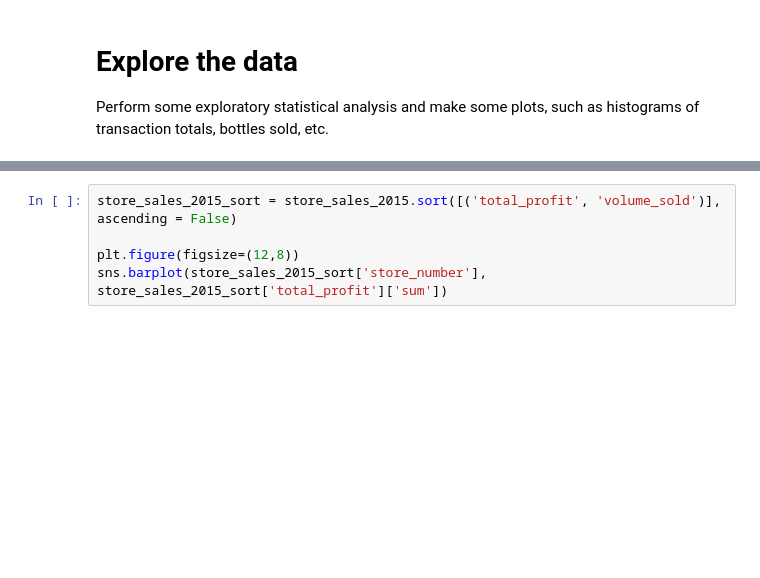
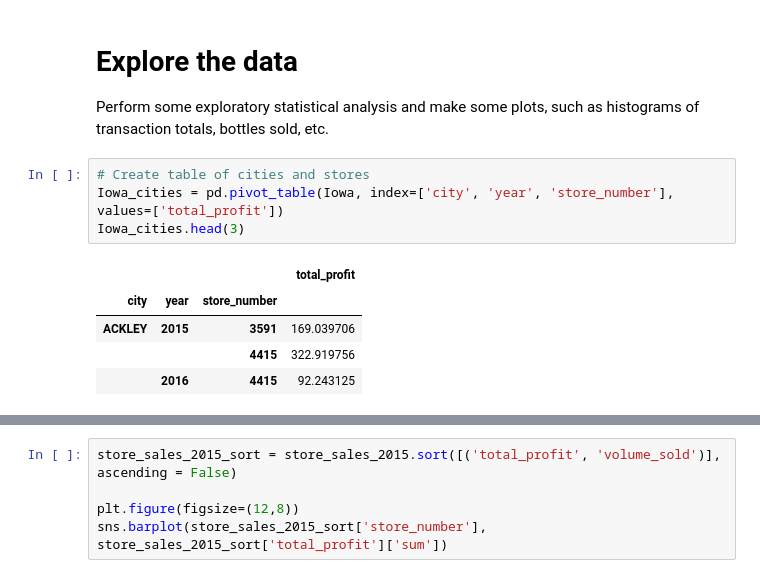
Before and after one commit to spockl/GA-DSI, a Jupyter notebook: projects/projects-weekly/Pocklington_Project-03.ipynb, the cells around one changed output, grey strips where cells are left out. Saved outputs shown, nothing was run; the diff lists cells and outputs as text; blank space fills up the shorter version.

```diff
--- a/projects/projects-weekly/Pocklington_Project-03.ipynb
+++ b/projects/projects-weekly/Pocklington_Project-03.ipynb
@@ -190,3 +198,13 @@ store_profit.head()
 # Explore the data
 
 Perform some exploratory statistical analysis and make some plots, such as histograms of transaction totals, bottles sold, etc.
+# %%
+# Create table of cities and stores
+Iowa_cities = pd.pivot_table(Iowa, index=['city', 'year', 'store_number'], values=['total_profit'])
+Iowa_cities.head(3)
+# %% [output]
+|  |  |  | total_profit |
+| city | year | store_number |  |
+| ACKLEY | 2015 | 3591 | 169.039706 |
+|  |  | 4415 | 322.919756 |
+|  | 2016 | 4415 | 92.243125 |
```
Also changed, not shown: parts of 8 cells of this notebook.
